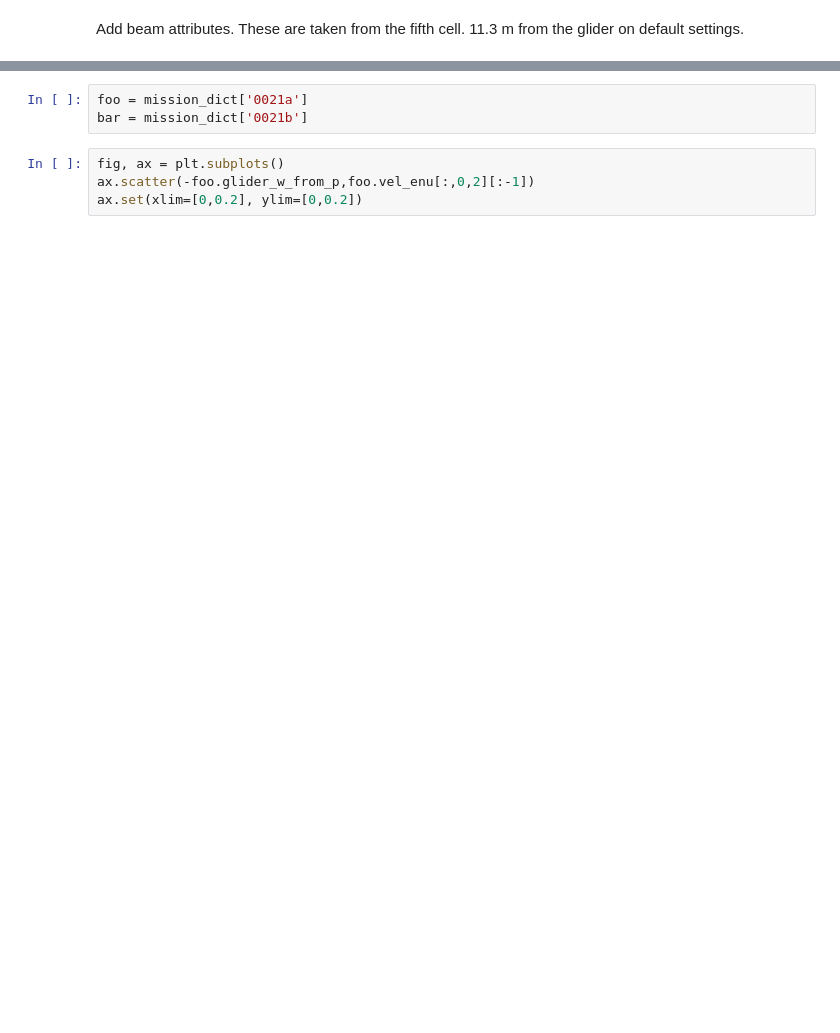
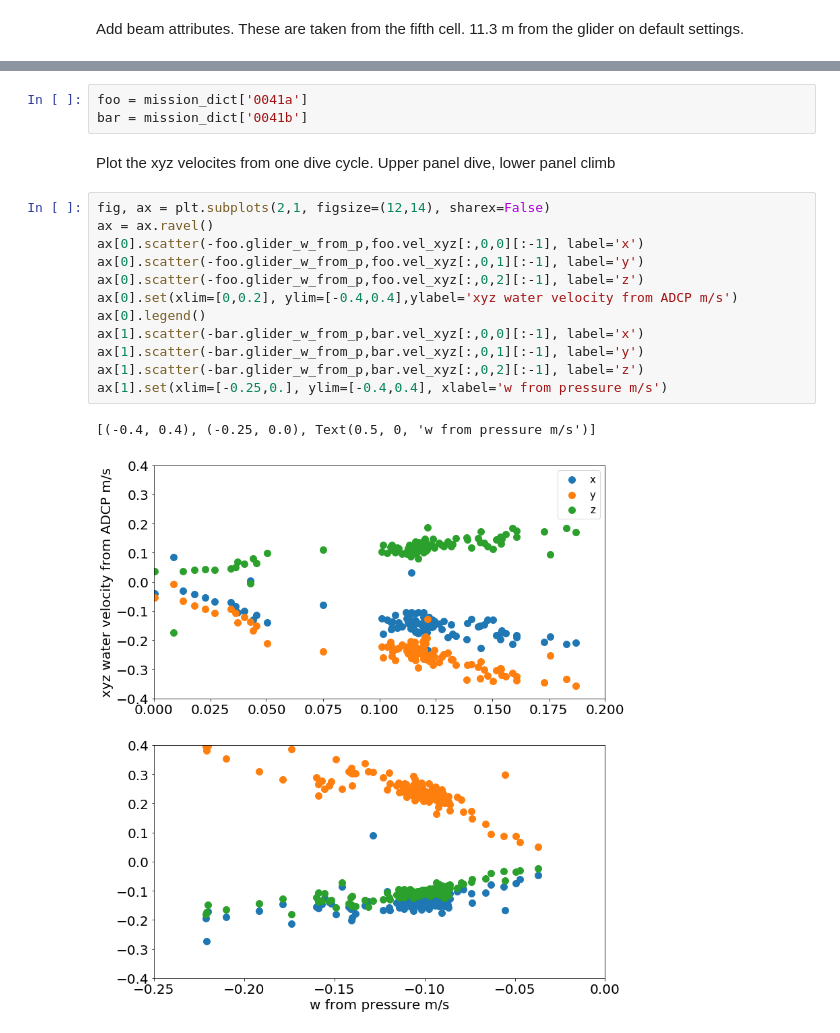
Before and after one commit to callumrollo/adcp-glider, a Jupyter notebook: notebooks/explore_data.ipynb, the cells around one changed output, grey strips where cells are left out. Cells and saved outputs as stored; diff of their text form; blank space fills up the shorter version.

```diff
--- a/notebooks/explore_data.ipynb
+++ b/notebooks/explore_data.ipynb
@@ -39,7 +98,20 @@ After 20 dives, the glider should be trimmed and on deep dives.
 # %%
-foo = mission_dict['0021a']
-bar = mission_dict['0021b']
+foo = mission_dict['0041a']
+bar = mission_dict['0041b']
-# %%
-fig, ax = plt.subplots()
-ax.scatter(-foo.glider_w_from_p,foo.vel_enu[:,0,2][:-1])
-ax.set(xlim=[0,0.2], ylim=[0,0.2])
+# %% [markdown]
+Plot the xyz velocites from one dive cycle. Upper panel dive, lower panel climb
+# %%
+fig, ax = plt.subplots(2,1, figsize=(12,14), sharex=False)
+ax = ax.ravel()
+ax[0].scatter(-foo.glider_w_from_p,foo.vel_xyz[:,0,0][:-1], label='x')
+ax[0].scatter(-foo.glider_w_from_p,foo.vel_xyz[:,0,1][:-1], label='y')
+ax[0].scatter(-foo.glider_w_from_p,foo.vel_xyz[:,0,2][:-1], label='z')
+ax[0].set(xlim=[0,0.2], ylim=[-0.4,0.4],ylabel='xyz water velocity from ADCP m/s')
+ax[0].legend()
+ax[1].scatter(-bar.glider_w_from_p,bar.vel_xyz[:,0,0][:-1], label='x')
+ax[1].scatter(-bar.glider_w_from_p,bar.vel_xyz[:,0,1][:-1], label='y')
+ax[1].scatter(-bar.glider_w_from_p,bar.vel_xyz[:,0,2][:-1], label='z')
+ax[1].set(xlim=[-0.25,0.], ylim=[-0.4,0.4], xlabel='w from pressure m/s')
+# %% [output]
+[(-0.4, 0.4), (-0.25, 0.0), Text(0.5, 0, 'w from pressure m/s')]
+[figure, added]
```
Also changed, not shown: parts of 33 cells of this notebook.
